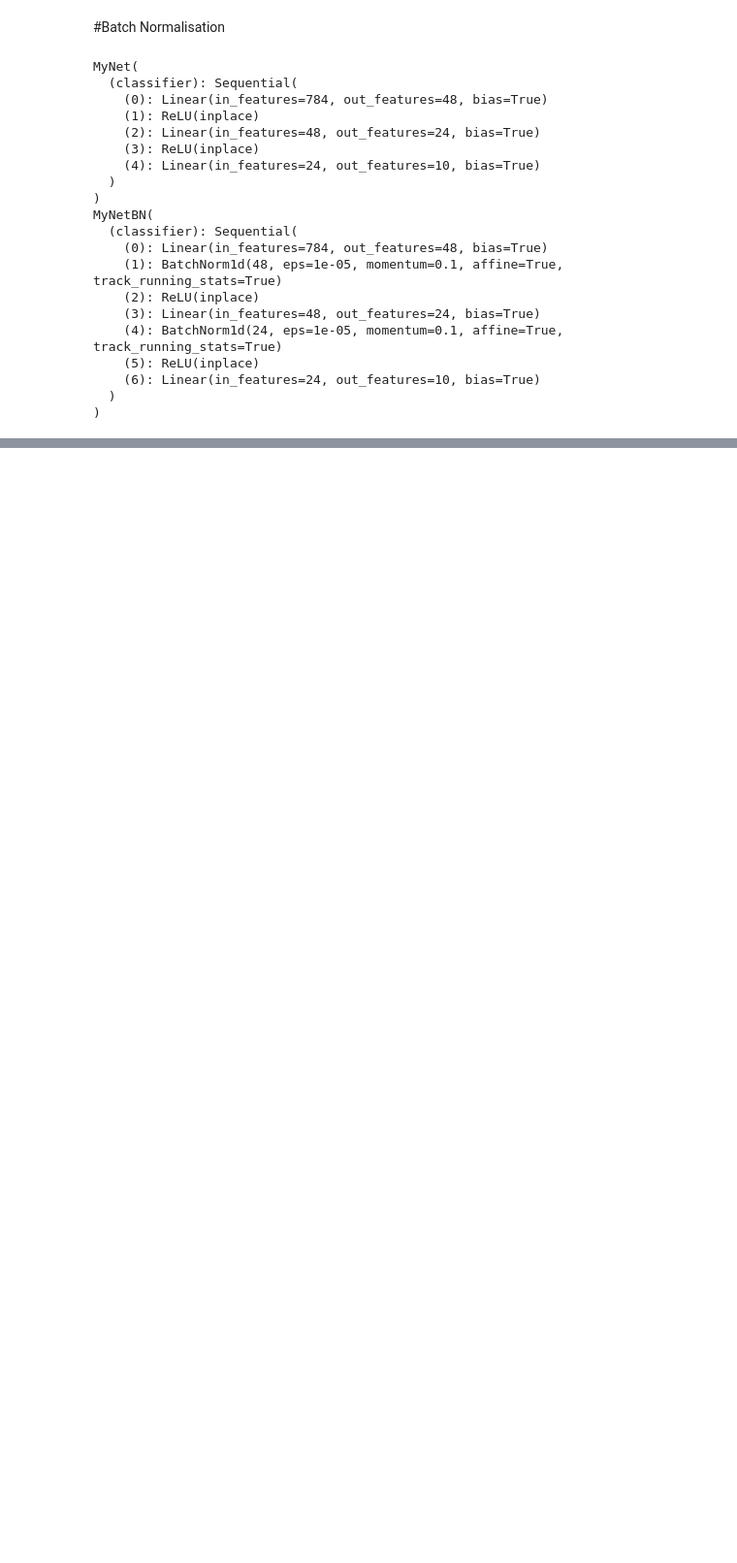
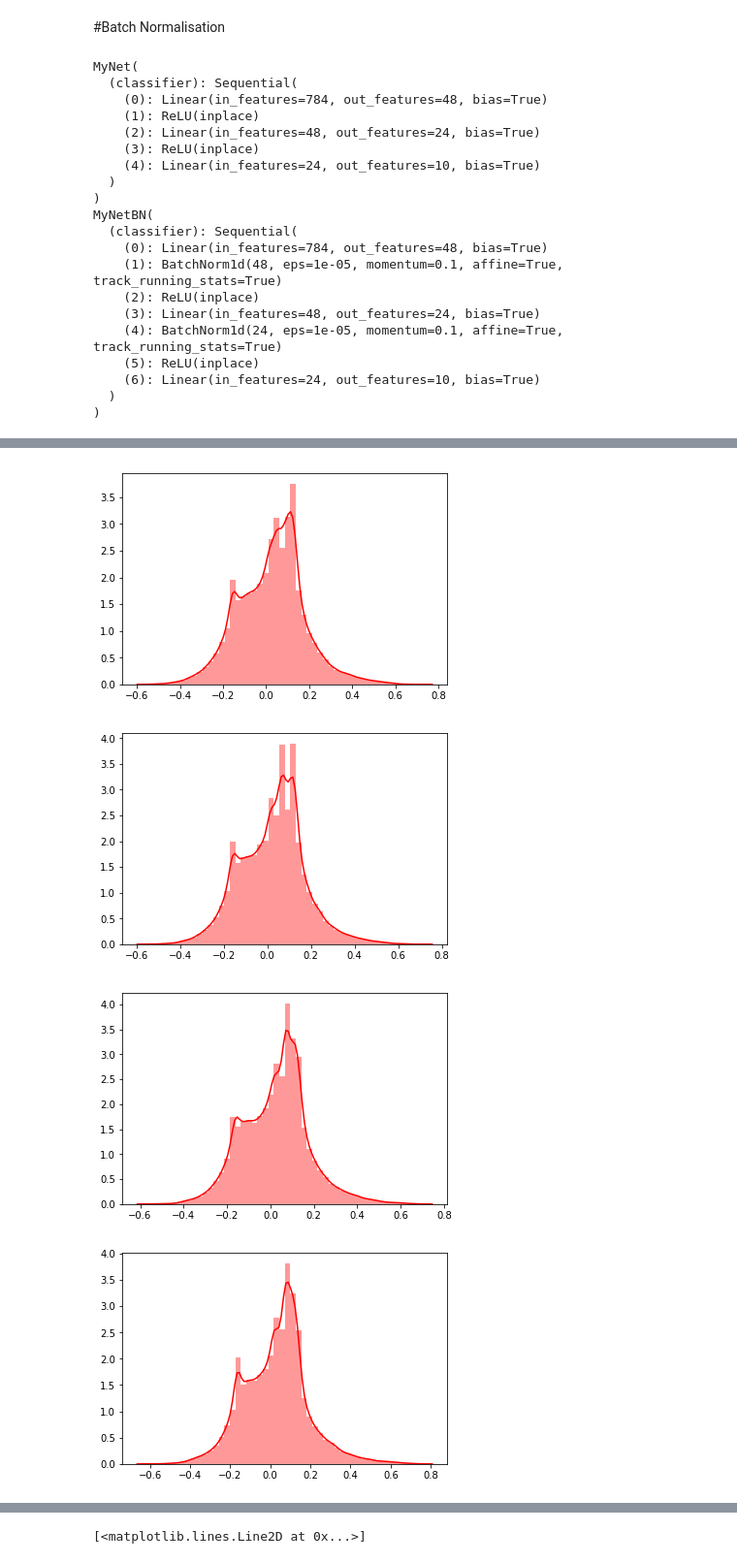
Before and after one commit to akshayush/Convolution_Neural_Networks, a Jupyter notebook: Batch_normalisation_and_dropout.ipynb, the cells around one changed output, grey strips where cells are left out. Shown: that part at 97% size. Saved outputs shown, nothing was run; the diff lists cells and outputs as text; code cells hidden in the pictures; blank space fills up the shorter version.

```diff
--- a/Batch_normalisation_and_dropout.ipynb
+++ b/Batch_normalisation_and_dropout.ipynb
@@ -193,0 +220,8 @@ plt.show()
+# %%
+batch_size=128
+trainloader=torch.utils.data.DataLoader(trainset,shuffle=True,batch_size=batch_size)
+
+model_cnn=CNN_BN()
+
+loss_fn=nn.CrossEntropyLoss()
+opt=optim.SGD(model_cnn.parameters(),lr=0.01)
@@ -193,0 +248,34 @@ plt.show()
+# %%
+loss_arr=[]
+max_epochs=2
+
+for epoch in range(max_epochs):
+    for i,data in enumerate(trainloader,0):
+        inputs,labels =data
+
+        opt.zero_grad()
+        outputs=model_cnn(inputs)
+        loss=loss_fn(outputs,labels)
+        loss.backward()
+        opt.step()
+
+        loss_arr.append(loss.item())
+
+        if i %100 ==0:
+            model_cnn.eval()
+            a=model_cnn.features[0](inputs)
+            a=model_cnn.features[1](a)
+            a=model_cnn.features[2](a)
+            a=model_cnn.features[3](a)
+            #a=model_cnn.features[4](a)
+            a=a.detach().numpy().ravel()
+            sns.distplot(a,kde=True,color='r')
+            plt.show()
+
+
+plt.plot(loss_arr)
+# %% [output]
+[figure, added]
+[figure, added]
+[figure, added]
+[figure, added]
@@ -193,0 +288 @@ plt.show()
+[<matplotlib.lines.Line2D at 0x...>]
```
Also changed, not shown: parts of 7 cells of this notebook.
